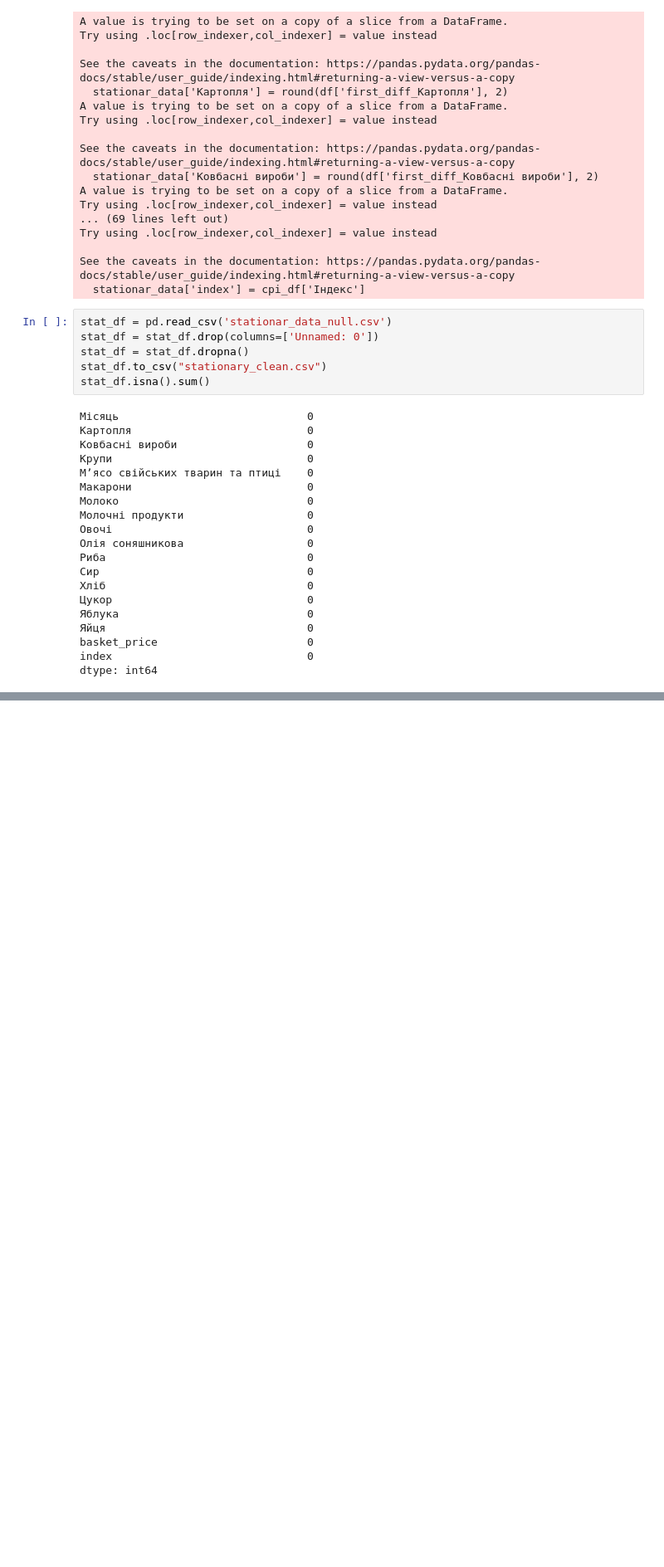
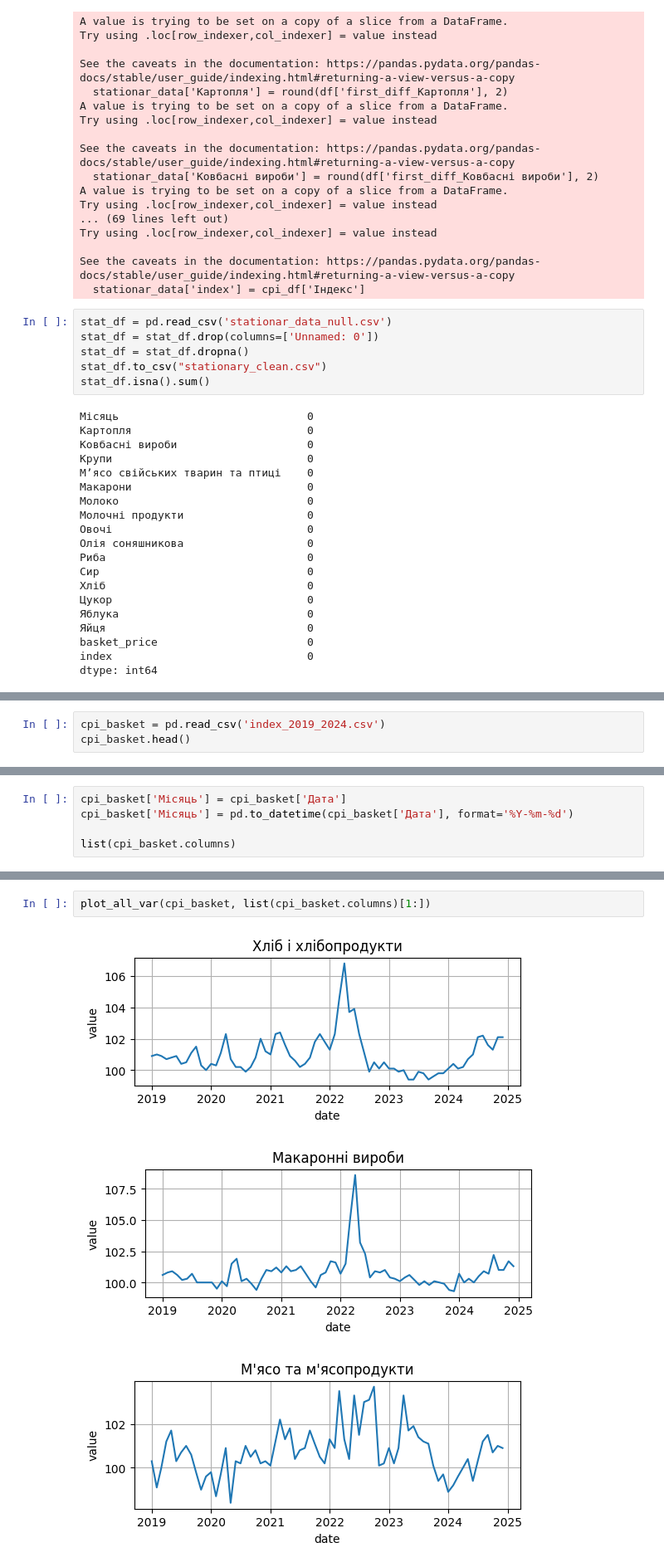
Before and after one commit to darynka-h/good_basket_research, a Jupyter notebook: model_26_clean_data.ipynb, the cells around one changed output, grey strips where cells are left out. Shown at 83% size. Cells and saved outputs as stored; diff of their text form; blank space fills up the shorter version.

```diff
--- a/model_26_clean_data.ipynb
+++ b/model_26_clean_data.ipynb
@@ -808 +858,4 @@ Covariance Type:            nonrobust
 dtype: float64
+# %%
+cpi_basket = pd.read_csv('index_2019_2024.csv')
+cpi_basket.head()
@@ -808,0 +869,5 @@ dtype: float64
+# %%
+cpi_basket['Місяць'] = cpi_basket['Дата']
+cpi_basket['Місяць'] = pd.to_datetime(cpi_basket['Дата'], format='%Y-%m-%d')
+
+list(cpi_basket.columns)
@@ -808,0 +890,6 @@ dtype: float64
+# %%
+plot_all_var(cpi_basket, list(cpi_basket.columns)[1:])
+# %% [output]
+[figure, added]
+[figure, added]
+[figure, added]
```
Also changed, not shown: parts of 12 cells of this notebook, 11 other files.
